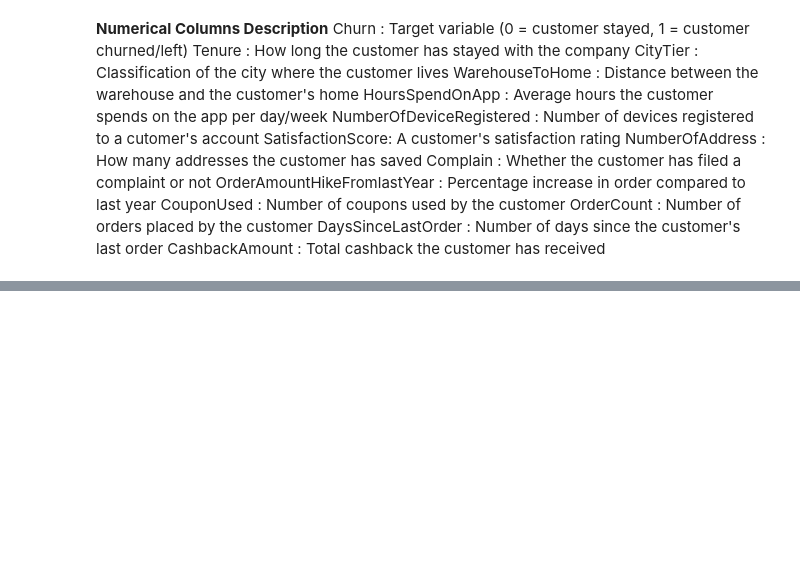
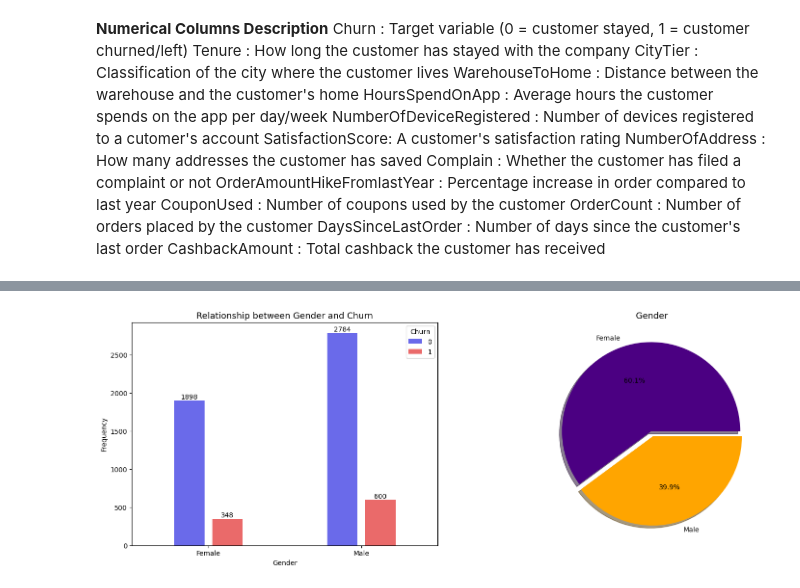
Before and after one commit to Maxwell-Selassie/Churn-Prediction, a Jupyter notebook: notebook.ipynb, the cells around one changed output, grey strips where cells are left out. Cells and saved outputs as stored; diff of their text form; code cells hidden in the pictures; blank space fills up the shorter version.

```diff
--- a/notebook.ipynb
+++ b/notebook.ipynb
@@ -118,0 +188,20 @@ print(f'Categorical columns : {cols} - {len(cols)}')
+# %%
+#gender and churn relationship
+plt.figure(figsize=(18,6))
+plt.subplot(1,2,1)
+ax = sns.countplot(data=df,x='Gender',gap=0.2,width=0.5,saturation=0.75,hue='Churn',palette='seismic')
+plt.ylabel('Frequency')
+for container in ax.containers:
+    ax.bar_label(container,label_type='edge',fontsize=10)
+plt.title('Relationship between Gender and Churn',fontsize=13,fontweight=10)
+
+plt.subplot(1,2,2)
+plt.pie(data=df,x=df['Gender'].value_counts(),labels=df['Gender'].unique(),
+        explode=[0.03,0.03],
+        autopct='%1.1f%%',
+        shadow=True,
+        colors=['indigo','orange'])
+plt.title('Gender',fontsize=13,fontweight=10)
+plt.show()
+# %% [output]
+[figure, added]
```
Also changed, not shown: parts of 13 cells of this notebook.
